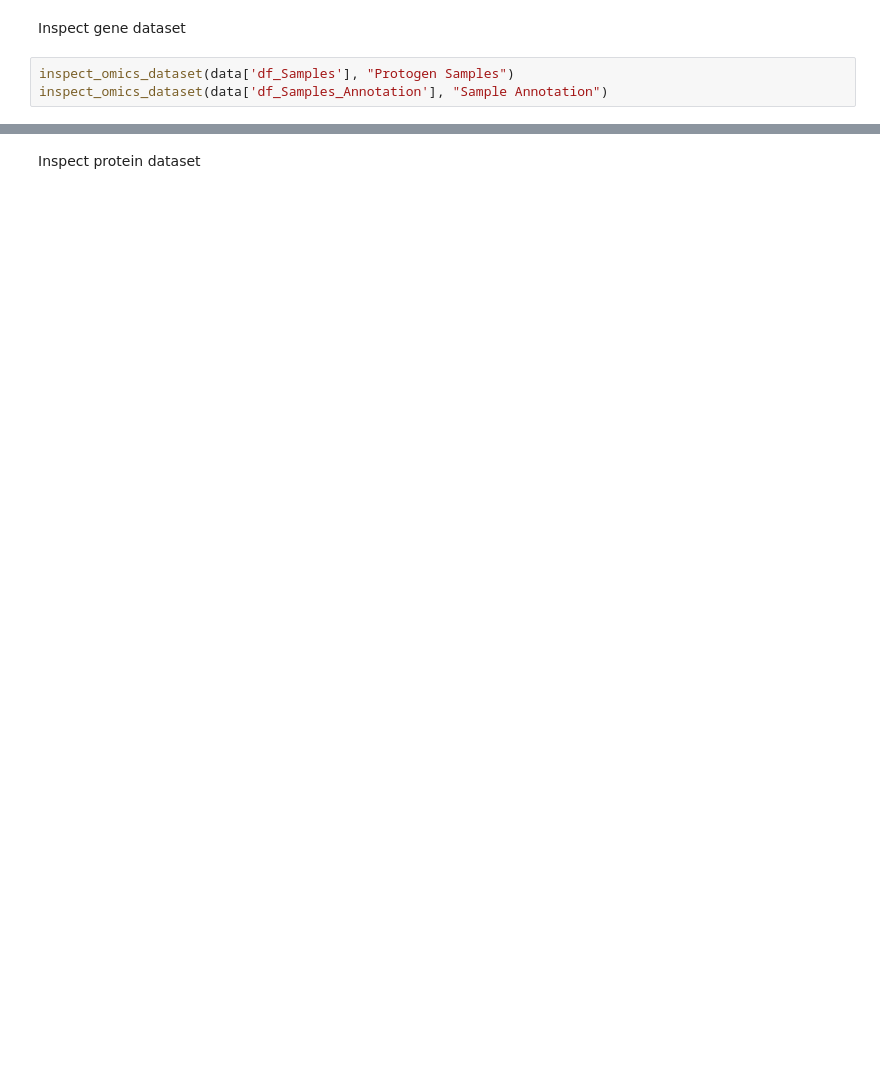
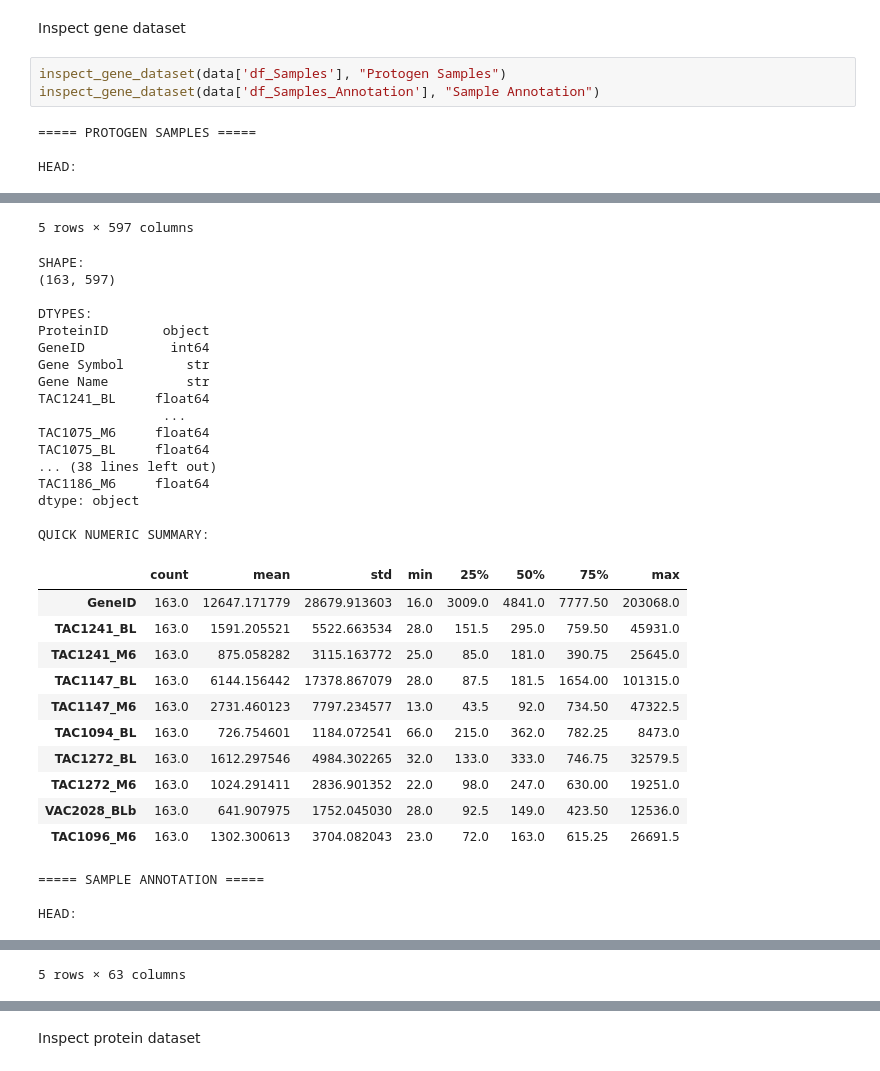
Before and after one commit to Roman0-5/RA-Map-EDA, a Jupyter notebook: notebooks/01_data_loading.ipynb, the cells around one changed output, grey strips where cells are left out. Cells and saved outputs as stored; diff of their text form; blank space fills up the shorter version.

Commit message:
pulled clinical and protogen dataset working on mergin datasets together

```diff
--- a/notebooks/01_data_loading.ipynb
+++ b/notebooks/01_data_loading.ipynb
@@ -40,5 +190,9 @@ inspect_dataset(data['df_meds'], "Medication Data")
 # %% [markdown]
 Inspect gene dataset
 # %%
-inspect_omics_dataset(data['df_Samples'], "Protogen Samples")
-inspect_omics_dataset(data['df_Samples_Annotation'], "Sample Annotation")
+inspect_gene_dataset(data['df_Samples'], "Protogen Samples")
+inspect_gene_dataset(data['df_Samples_Annotation'], "Sample Annotation")
+# %% [output]
+===== PROTOGEN SAMPLES =====
+
+HEAD:
@@ -44,0 +205,32 @@ inspect_omics_dataset(data['df_Samples_Annotation'], "Sample Annotation")
+5 rows × 597 columns
+SHAPE:
+(163, 597)
+
+DTYPES:
+ProteinID       object
+GeneID           int64
+Gene Symbol        str
+Gene Name          str
+TAC1241_BL     float64
+                ...
+TAC1075_M6     float64
+TAC1075_BL     float64
+... (38 lines left out)
+TAC1186_M6     float64
+dtype: object
+
+QUICK NUMERIC SUMMARY:
+|  | count | mean | std | min | 25% | 50% | 75% | max |
+| GeneID | 163.0 | 12647.171779 | 28679.913603 | 16.0 | 3009.0 | 4841.0 | 7777.50 | 203068.0 |
+| TAC1241_BL | 163.0 | 1591.205521 | 5522.663534 | 28.0 | 151.5 | 295.0 | 759.50 | 45931.0 |
+| TAC1241_M6 | 163.0 | 875.058282 | 3115.163772 | 25.0 | 85.0 | 181.0 | 390.75 | 25645.0 |
+| TAC1147_BL | 163.0 | 6144.156442 | 17378.867079 | 28.0 | 87.5 | 181.5 | 1654.00 | 101315.0 |
+| TAC1147_M6 | 163.0 | 2731.460123 | 7797.234577 | 13.0 | 43.5 | 92.0 | 734.50 | 47322.5 |
+| TAC1094_BL | 163.0 | 726.754601 | 1184.072541 | 66.0 | 215.0 | 362.0 | 782.25 | 8473.0 |
+| TAC1272_BL | 163.0 | 1612.297546 | 4984.302265 | 32.0 | 133.0 | 333.0 | 746.75 | 32579.5 |
+| TAC1272_M6 | 163.0 | 1024.291411 | 2836.901352 | 22.0 | 98.0 | 247.0 | 630.00 | 19251.0 |
+| VAC2028_BLb | 163.0 | 641.907975 | 1752.045030 | 28.0 | 92.5 | 149.0 | 423.50 | 12536.0 |
+| TAC1096_M6 | 163.0 | 1302.300613 | 3704.082043 | 23.0 | 72.0 | 163.0 | 615.25 | 26691.5 |
+===== SAMPLE ANNOTATION =====
+
+HEAD:
@@ -44,0 +243 @@ inspect_omics_dataset(data['df_Samples_Annotation'], "Sample Annotation")
+5 rows × 63 columns
```
Also changed, not shown: parts of 7 cells of this notebook, 5 other files.
